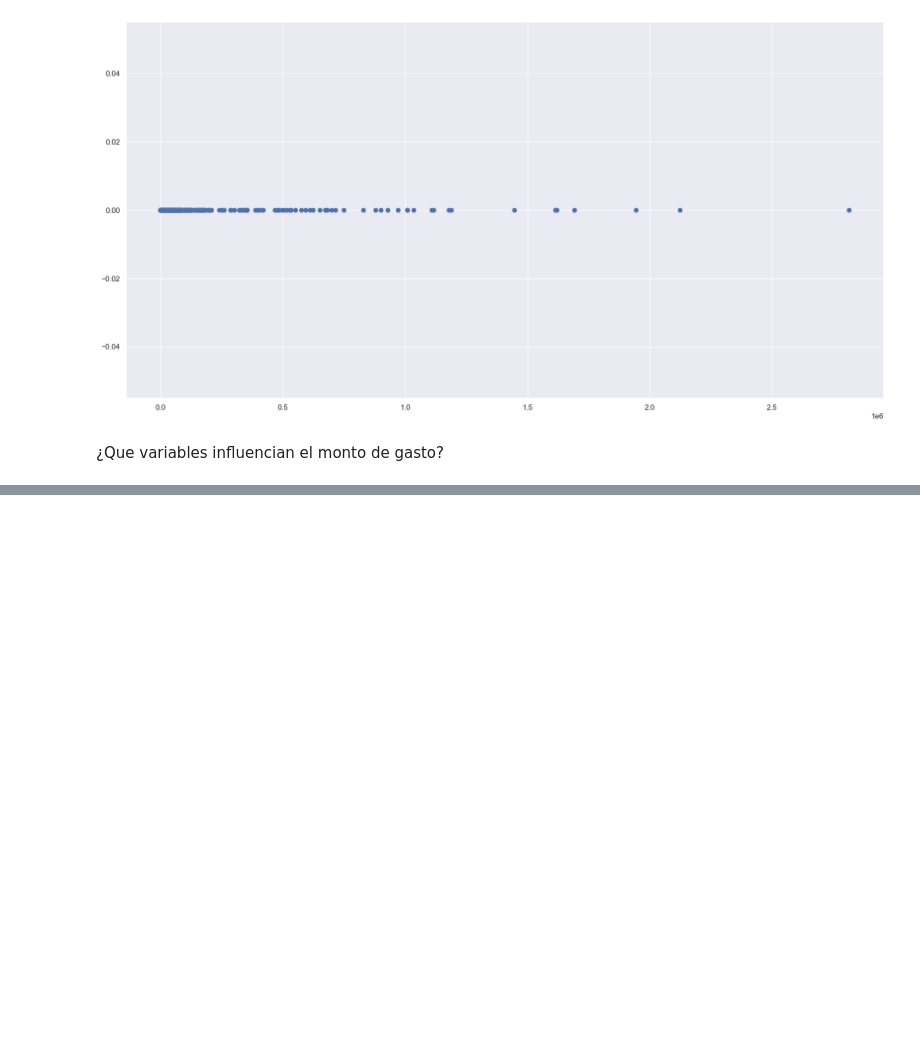
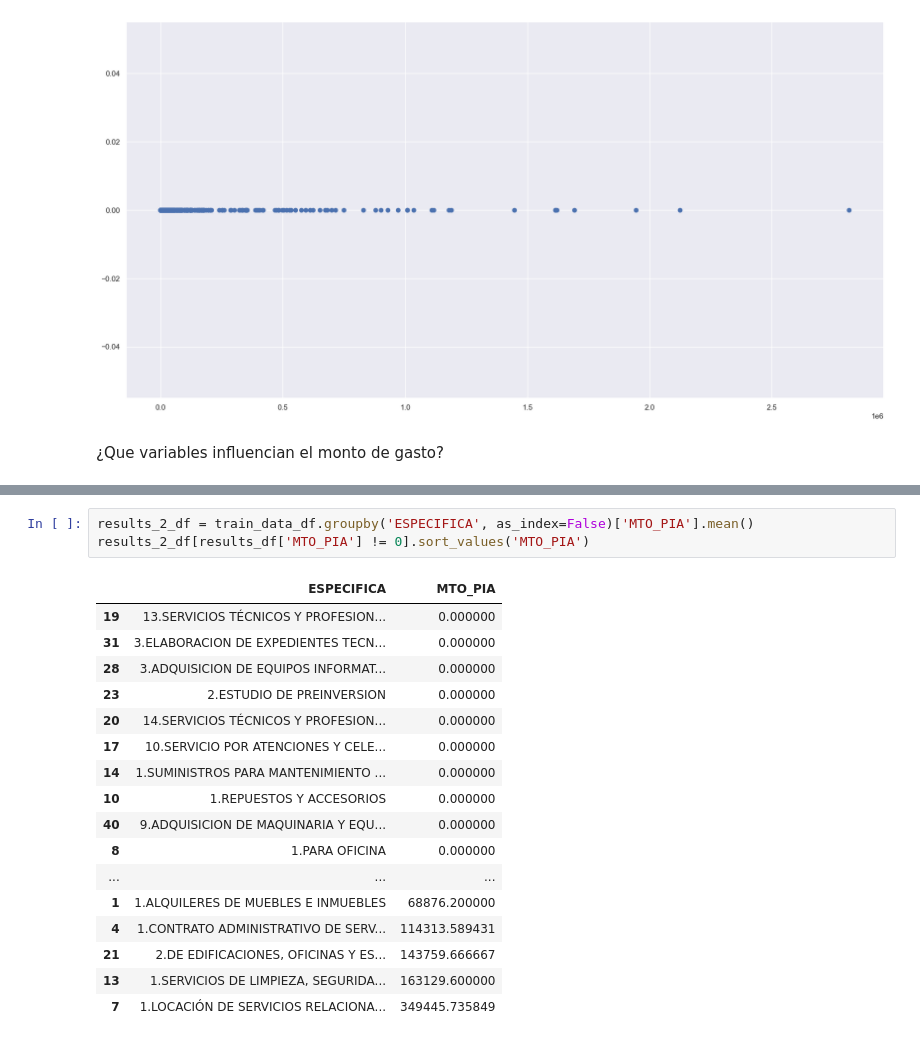
Before and after one commit to Skinde/ML_ministerio_desarollo, a Jupyter notebook: visualizacion.ipynb, the cells around one changed output, grey strips where cells are left out. Drawn from its saved outputs; the diff is of its cells as text; blank space fills up the shorter version.

```diff
--- a/visualizacion.ipynb
+++ b/visualizacion.ipynb
@@ -316,0 +317,21 @@ results_df[results_df['MTO_PIA'] != 0].sort_values('MTO_PIA')
+# %%
+results_2_df = train_data_df.groupby('ESPECIFICA', as_index=False)['MTO_PIA'].mean()
+results_2_df[results_df['MTO_PIA'] != 0].sort_values('MTO_PIA')
+# %% [output]
+|  | ESPECIFICA | MTO_PIA |
+| 19 | 13.SERVICIOS TÉCNICOS Y PROFESION... | 0.000000 |
+| 31 | 3.ELABORACION DE EXPEDIENTES TECN... | 0.000000 |
+| 28 | 3.ADQUISICION DE EQUIPOS INFORMAT... | 0.000000 |
+| 23 | 2.ESTUDIO DE PREINVERSION | 0.000000 |
+| 20 | 14.SERVICIOS TÉCNICOS Y PROFESION... | 0.000000 |
+| 17 | 10.SERVICIO POR ATENCIONES Y CELE... | 0.000000 |
+| 14 | 1.SUMINISTROS PARA MANTENIMIENTO ... | 0.000000 |
+| 10 | 1.REPUESTOS Y ACCESORIOS | 0.000000 |
+| 40 | 9.ADQUISICION DE MAQUINARIA Y EQU... | 0.000000 |
+| 8 | 1.PARA OFICINA | 0.000000 |
+| ... | ... | ... |
+| 1 | 1.ALQUILERES DE MUEBLES E INMUEBLES | 68876.200000 |
+| 4 | 1.CONTRATO ADMINISTRATIVO DE SERV... | 114313.589431 |
+| 21 | 2.DE EDIFICACIONES, OFICINAS Y ES... | 143759.666667 |
+| 13 | 1.SERVICIOS DE LIMPIEZA, SEGURIDA... | 163129.600000 |
+| 7 | 1.LOCACIÓN DE SERVICIOS RELACIONA... | 349445.735849 |
```
Also changed, not shown: parts of 21 cells of this notebook.
